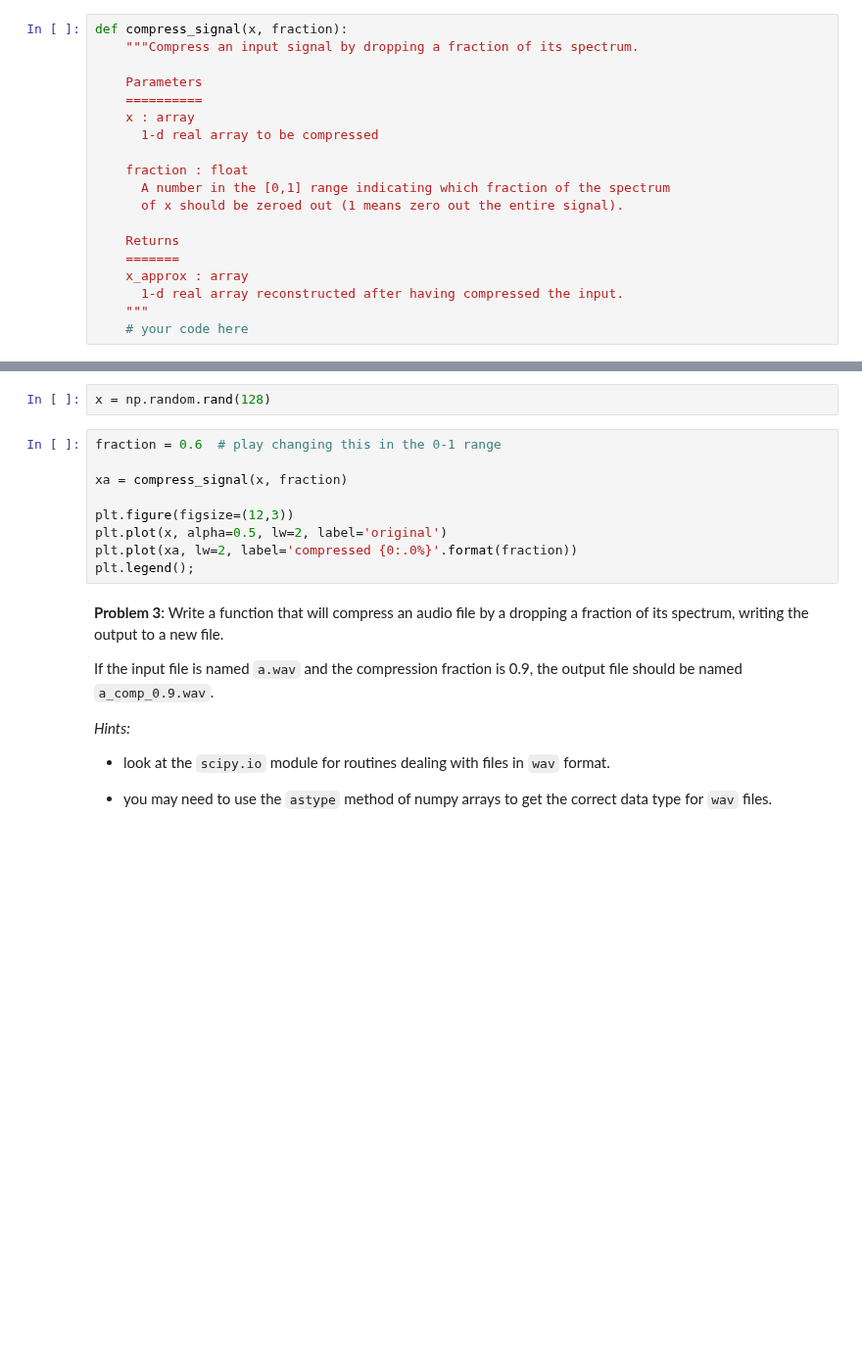
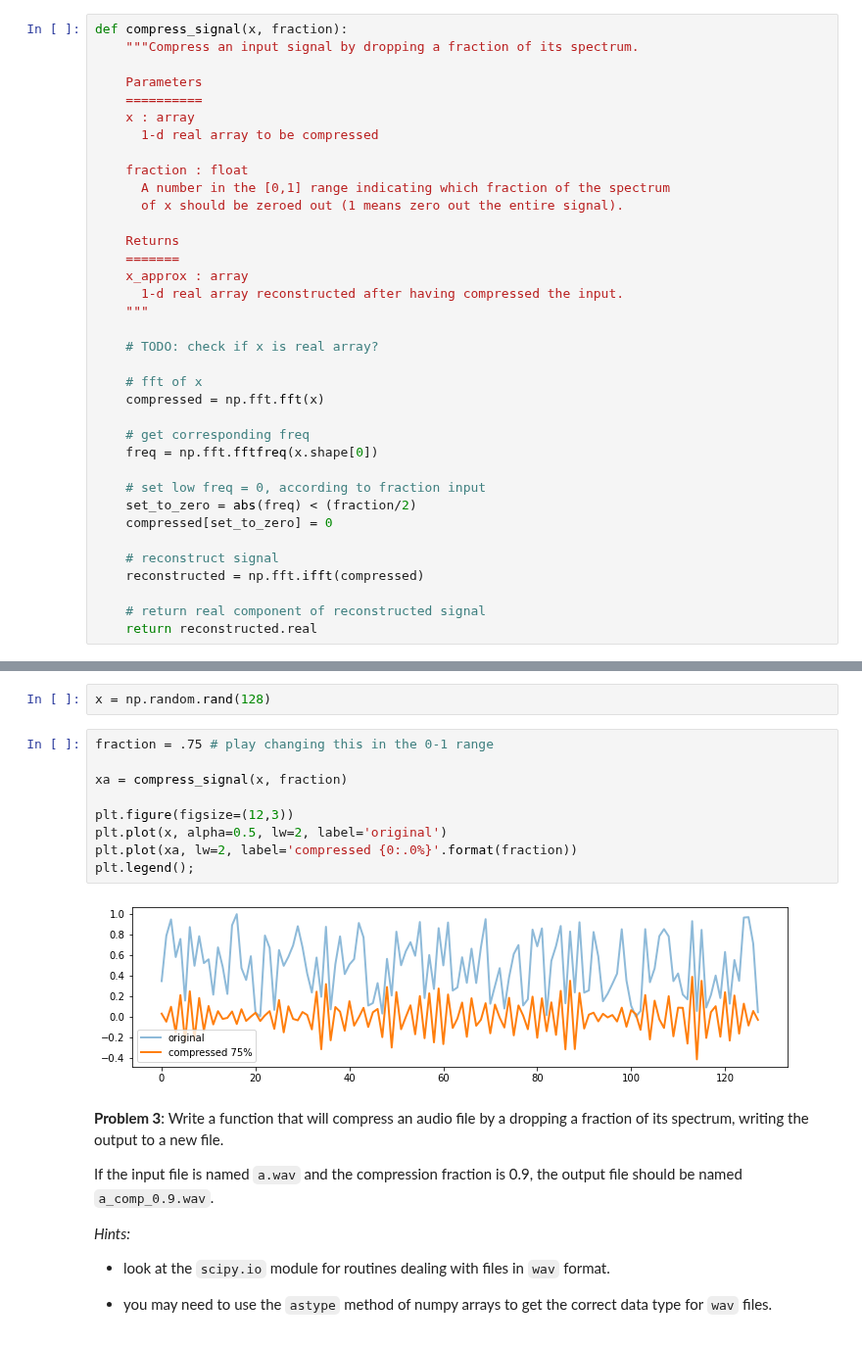
Before and after one commit to zbalewski/python-ay250-homework, a Jupyter notebook: hw_1/hw_1_assignment.ipynb, the cells around one changed output, grey strips where cells are left out. Shown at 98% size. Cells and saved outputs as stored; diff of their text form; blank space fills up the shorter version.

```diff
--- a/hw_1/hw_1_assignment.ipynb
+++ b/hw_1/hw_1_assignment.ipynb
@@ -412,20 +414,39 @@ def compress_signal(x, fraction):
     x_approx : array
       1-d real array reconstructed after having compressed the input.
     """
-    # your code here
+
+    # TODO: check if x is real array?
+
+    # fft of x
+    compressed = np.fft.fft(x)
+
+    # get corresponding freq
+    freq = np.fft.fftfreq(x.shape[0])
+
+    # set low freq = 0, according to fraction input
+    set_to_zero = abs(freq) < (fraction/2)
+    compressed[set_to_zero] = 0
+
+    # reconstruct signal
+    reconstructed = np.fft.ifft(compressed)
+
+    # return real component of reconstructed signal
+    return reconstructed.real
 # %% [markdown]
 As a quick visual check (not that this is *not* a formal test of correctness), experiment with a simple random signal by changing the compression ratio and plotting both the signal and the compressed version:
 # %%
 x = np.random.rand(128)
 # %%
-fraction = 0.6  # play changing this in the 0-1 range
+fraction = .75 # play changing this in the 0-1 range
 
 xa = compress_signal(x, fraction)
 
 plt.figure(figsize=(12,3))
 plt.plot(x, alpha=0.5, lw=2, label='original')
 plt.plot(xa, lw=2, label='compressed {0:.0%}'.format(fraction))
 plt.legend();
+# %% [output]
+[figure, added]
 # %% [markdown]
 **Problem 3**: Write a function that will compress an audio file by a dropping a fraction of its spectrum, writing the output to a new file.
 
```
Also changed, not shown: parts of 13 cells of this notebook, 7 other files.
